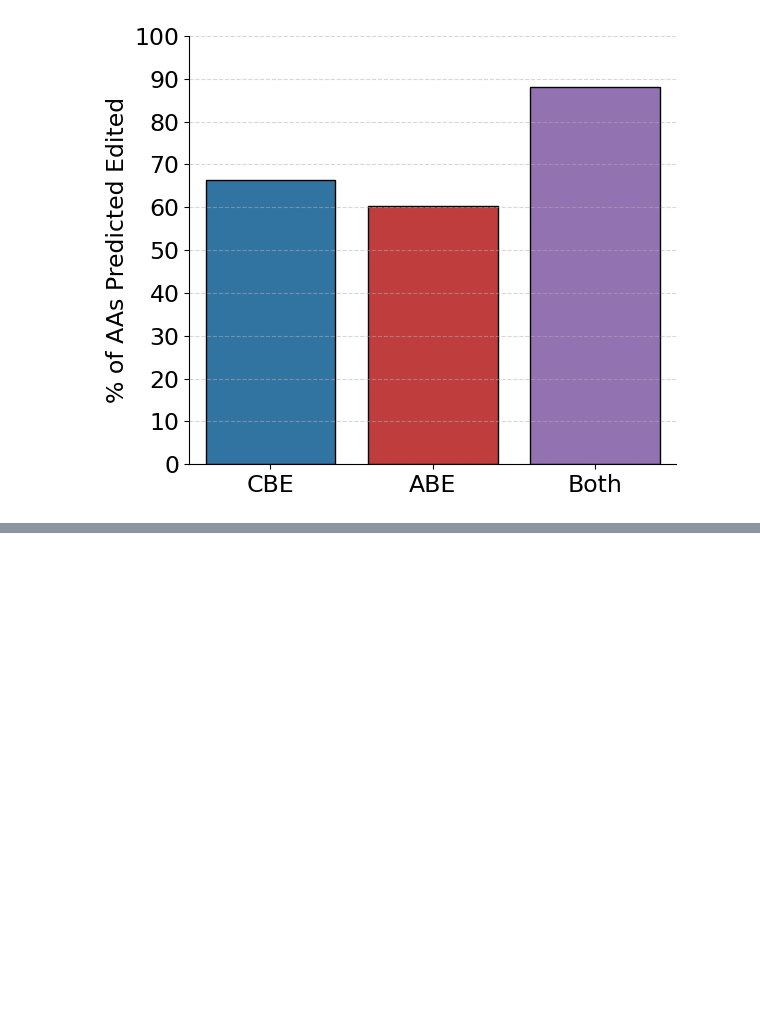
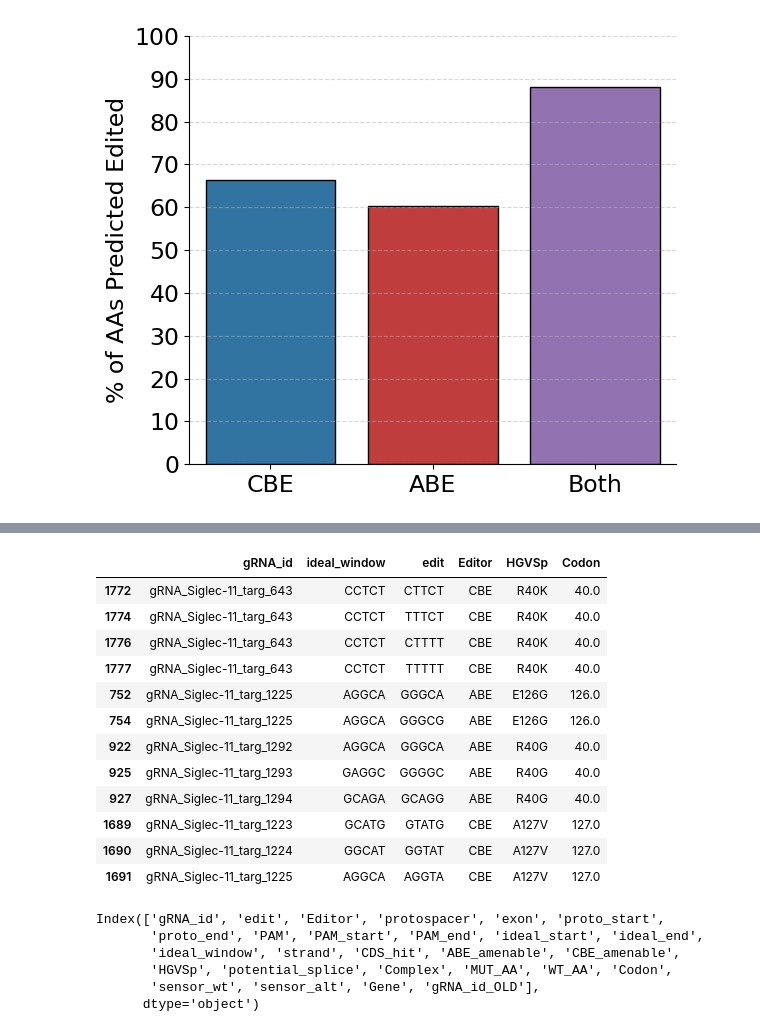
Before and after one commit to samgould2/siglec-11-tiling-library, a Jupyter notebook: expanded_mutagenesis.ipynb, the cells around one changed output, grey strips where cells are left out. Cells and saved outputs as stored; diff of their text form; code cells hidden in the pictures; blank space fills up the shorter version.

```diff
--- a/expanded_mutagenesis.ipynb
+++ b/expanded_mutagenesis.ipynb
@@ -1798,0 +1807,29 @@ fig.tight_layout()
+# %%
+#Arg40, Arg123, Glu126, Ala127, and Trp128
+
+codons = [40, 123, 126, 127, 128]
+
+siglec_11_edits_filtered[siglec_11_edits_filtered['Codon'].isin(codons)][['gRNA_id', 'ideal_window', 'edit', 'Editor', 'HGVSp', 'Codon']]
+# %% [output]
+|  | gRNA_id | ideal_window | edit | Editor | HGVSp | Codon |
+| 1772 | gRNA_Siglec-11_targ_643 | CCTCT | CTTCT | CBE | R40K | 40.0 |
+| 1774 | gRNA_Siglec-11_targ_643 | CCTCT | TTTCT | CBE | R40K | 40.0 |
+| 1776 | gRNA_Siglec-11_targ_643 | CCTCT | CTTTT | CBE | R40K | 40.0 |
+| 1777 | gRNA_Siglec-11_targ_643 | CCTCT | TTTTT | CBE | R40K | 40.0 |
+| 752 | gRNA_Siglec-11_targ_1225 | AGGCA | GGGCA | ABE | E126G | 126.0 |
+| 754 | gRNA_Siglec-11_targ_1225 | AGGCA | GGGCG | ABE | E126G | 126.0 |
+| 922 | gRNA_Siglec-11_targ_1292 | AGGCA | GGGCA | ABE | R40G | 40.0 |
+| 925 | gRNA_Siglec-11_targ_1293 | GAGGC | GGGGC | ABE | R40G | 40.0 |
+| 927 | gRNA_Siglec-11_targ_1294 | GCAGA | GCAGG | ABE | R40G | 40.0 |
+| 1689 | gRNA_Siglec-11_targ_1223 | GCATG | GTATG | CBE | A127V | 127.0 |
+| 1690 | gRNA_Siglec-11_targ_1224 | GGCAT | GGTAT | CBE | A127V | 127.0 |
+| 1691 | gRNA_Siglec-11_targ_1225 | AGGCA | AGGTA | CBE | A127V | 127.0 |
+# %%
+siglec_11_edits_filtered.columns
+# %% [output]
+Index(['gRNA_id', 'edit', 'Editor', 'protospacer', 'exon', 'proto_start',
+       'proto_end', 'PAM', 'PAM_start', 'PAM_end', 'ideal_start', 'ideal_end',
+       'ideal_window', 'strand', 'CDS_hit', 'ABE_amenable', 'CBE_amenable',
+       'HGVSp', 'potential_splice', 'Complex', 'MUT_AA', 'WT_AA', 'Codon',
+       'sensor_wt', 'sensor_alt', 'Gene', 'gRNA_id_OLD'],
+      dtype='object')
```
Also changed, not shown: parts of 6 cells of this notebook.
